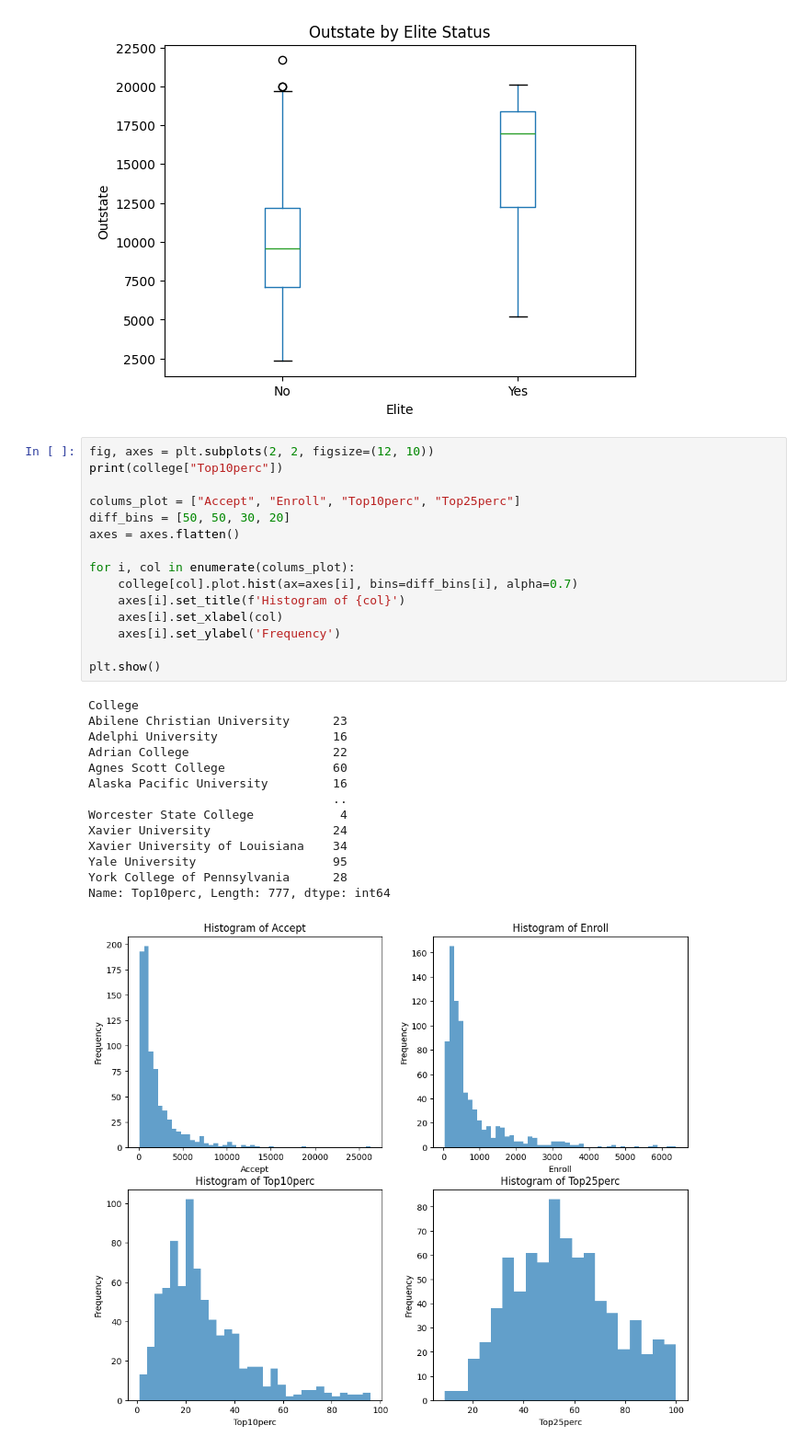
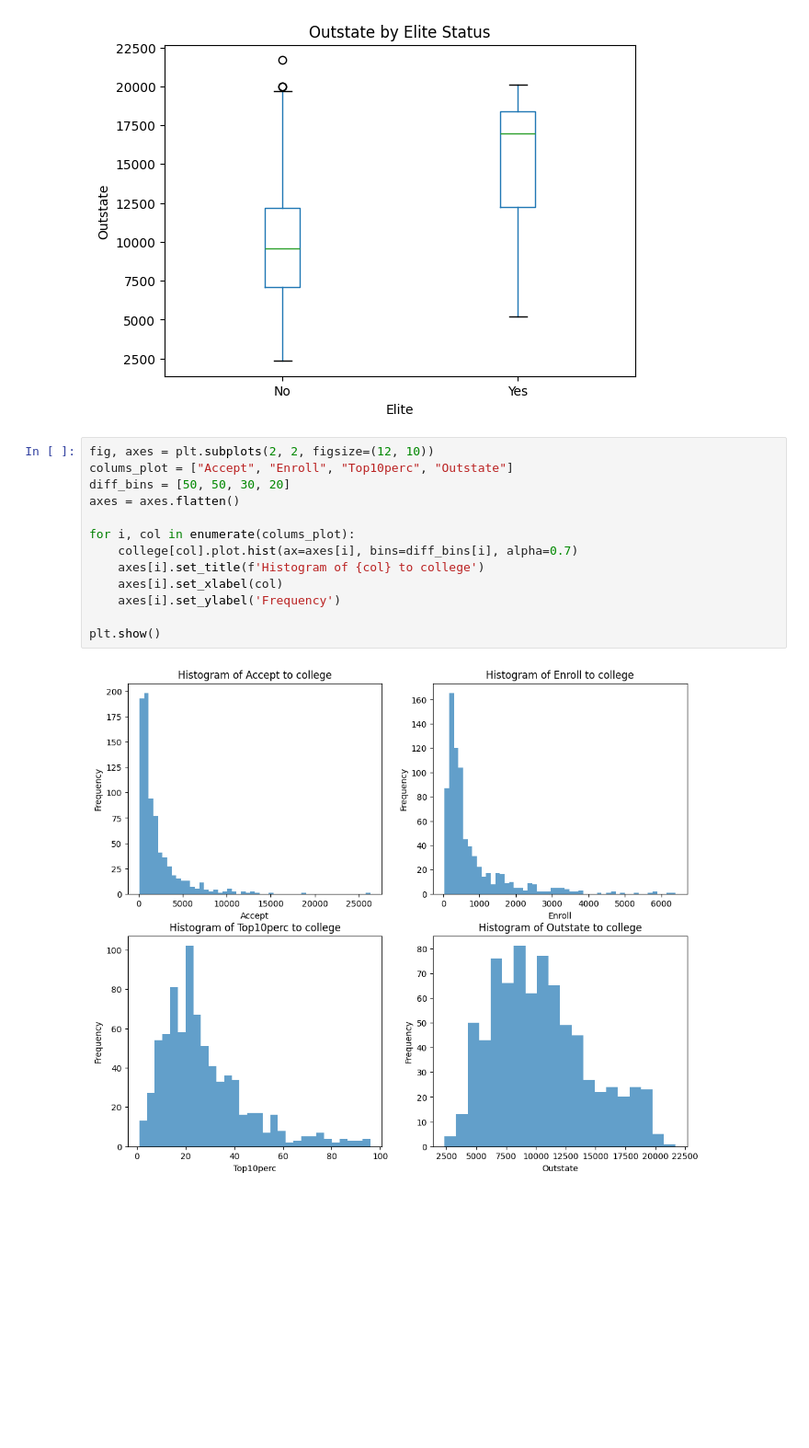
Before and after one commit to HanFredriksson/AI-plugg-filer-Hannes-Fredriksson, a Jupyter notebook: Databehandling/Labb/Labb-Dataprocessing-HT24.ipynb, the cells around one changed output. Shown at 92% size. Saved outputs shown, nothing was run; the diff lists cells and outputs as text; blank space fills up the shorter version.

```diff
--- a/Databehandling/Labb/Labb-Dataprocessing-HT24.ipynb
+++ b/Databehandling/Labb/Labb-Dataprocessing-HT24.ipynb
@@ -100,31 +100,16 @@ plt.show()
 [figure]
 # %%
 fig, axes = plt.subplots(2, 2, figsize=(12, 10))
-print(college["Top10perc"])
-
-colums_plot = ["Accept", "Enroll", "Top10perc", "Top25perc"]
+colums_plot = ["Accept", "Enroll", "Top10perc", "Outstate"]
 diff_bins = [50, 50, 30, 20]
 axes = axes.flatten()
 
 for i, col in enumerate(colums_plot):
     college[col].plot.hist(ax=axes[i], bins=diff_bins[i], alpha=0.7)
-    axes[i].set_title(f'Histogram of {col}')
+    axes[i].set_title(f'Histogram of {col} to college')
     axes[i].set_xlabel(col)
     axes[i].set_ylabel('Frequency')
 
 plt.show()
 # %% [output]
-College
-Abilene Christian University      23
-Adelphi University                16
-Adrian College                    22
-Agnes Scott College               60
-Alaska Pacific University         16
-                                  ..
-Worcester State College            4
-Xavier University                 24
-Xavier University of Louisiana    34
-Yale University                   95
-York College of Pennsylvania      28
-Name: Top10perc, Length: 777, dtype: int64
-[figure, old version]
+[figure, new version]
```
Also changed, not shown: parts of 1 cell of this notebook, 2 other files.
